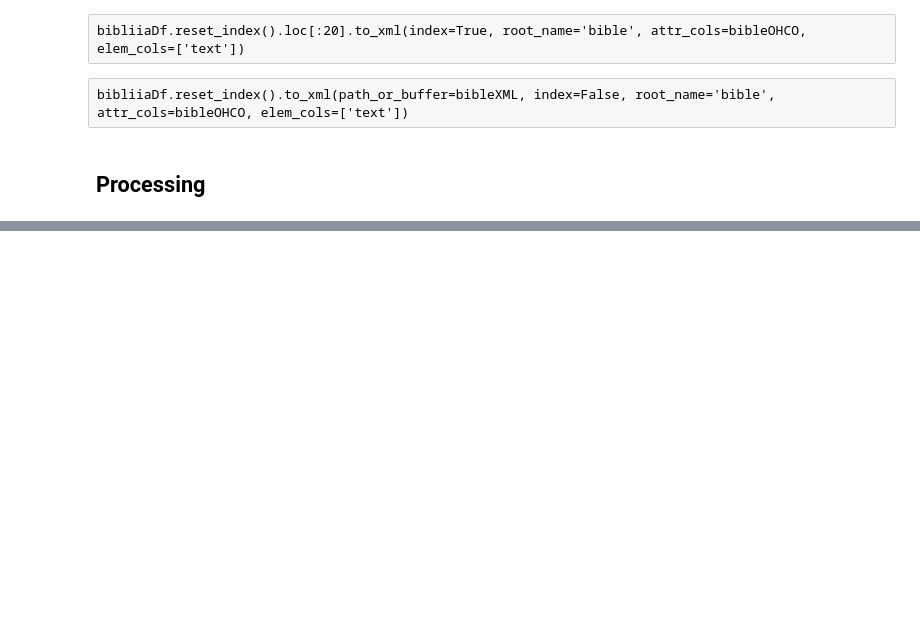
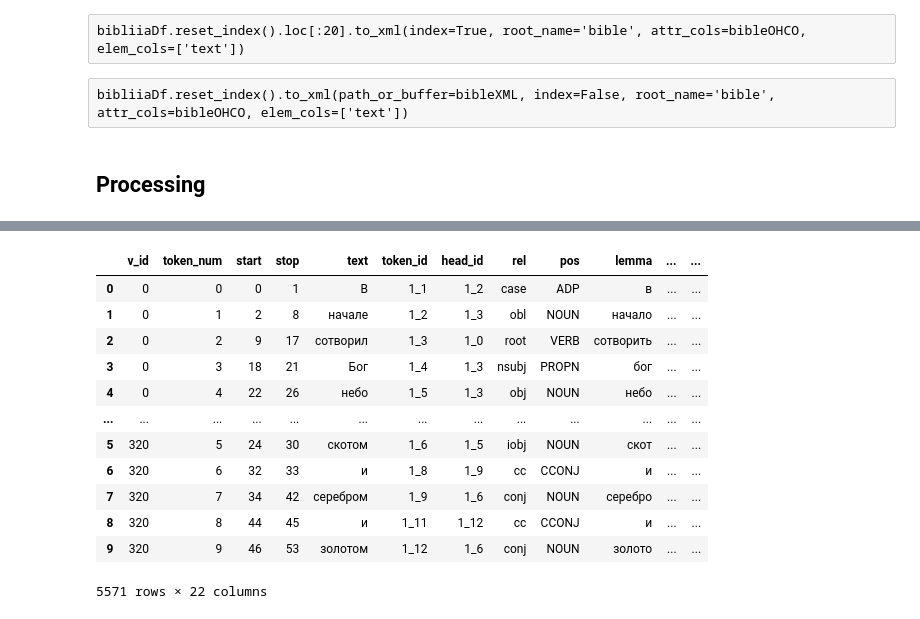
Before and after one commit to kollektivminds/russian-literary-bible, a Jupyter notebook: bible_processing.ipynb, the cells around one changed output, grey strips where cells are left out. Saved outputs shown, nothing was run; the diff lists cells and outputs as text; code cells hidden in the pictures; blank space fills up the shorter version.

```diff
--- a/bible_processing.ipynb
+++ b/bible_processing.ipynb
@@ -433,0 +460,4 @@ KeyboardInterrupt:
+# %%
+%%time
+nat_parse(BibTextDf.iloc[:321])#.set_index(['v_id', 'token_num'])
+# %% [output]
@@ -434,2 +466,15 @@ KeyboardInterrupt:
+|  | v_id | token_num | start | stop | text | token_id | head_id | rel | pos | lemma | ... | ... |
+| 0 | 0 | 0 | 0 | 1 | В | 1_1 | 1_2 | case | ADP | в | ... | ... |
+| 1 | 0 | 1 | 2 | 8 | начале | 1_2 | 1_3 | obl | NOUN | начало | ... | ... |
+| 2 | 0 | 2 | 9 | 17 | сотворил | 1_3 | 1_0 | root | VERB | сотворить | ... | ... |
+| 3 | 0 | 3 | 18 | 21 | Бог | 1_4 | 1_3 | nsubj | PROPN | бог | ... | ... |
+| 4 | 0 | 4 | 22 | 26 | небо | 1_5 | 1_3 | obj | NOUN | небо | ... | ... |
+| ... | ... | ... | ... | ... | ... | ... | ... | ... | ... | ... | ... | ... |
+| 5 | 320 | 5 | 24 | 30 | скотом | 1_6 | 1_5 | iobj | NOUN | скот | ... | ... |
+| 6 | 320 | 6 | 32 | 33 | и | 1_8 | 1_9 | cc | CCONJ | и | ... | ... |
+| 7 | 320 | 7 | 34 | 42 | серебром | 1_9 | 1_6 | conj | NOUN | серебро | ... | ... |
+| 8 | 320 | 8 | 44 | 45 | и | 1_11 | 1_12 | cc | CCONJ | и | ... | ... |
+| 9 | 320 | 9 | 46 | 53 | золотом | 1_12 | 1_6 | conj | NOUN | золото | ... | ... |
+5571 rows × 22 columns
 # %%
 tokenDf.to_pickle('./proc/tokenDf.pkl')
```
Also changed, not shown: parts of 34 cells of this notebook, 2 other files.
